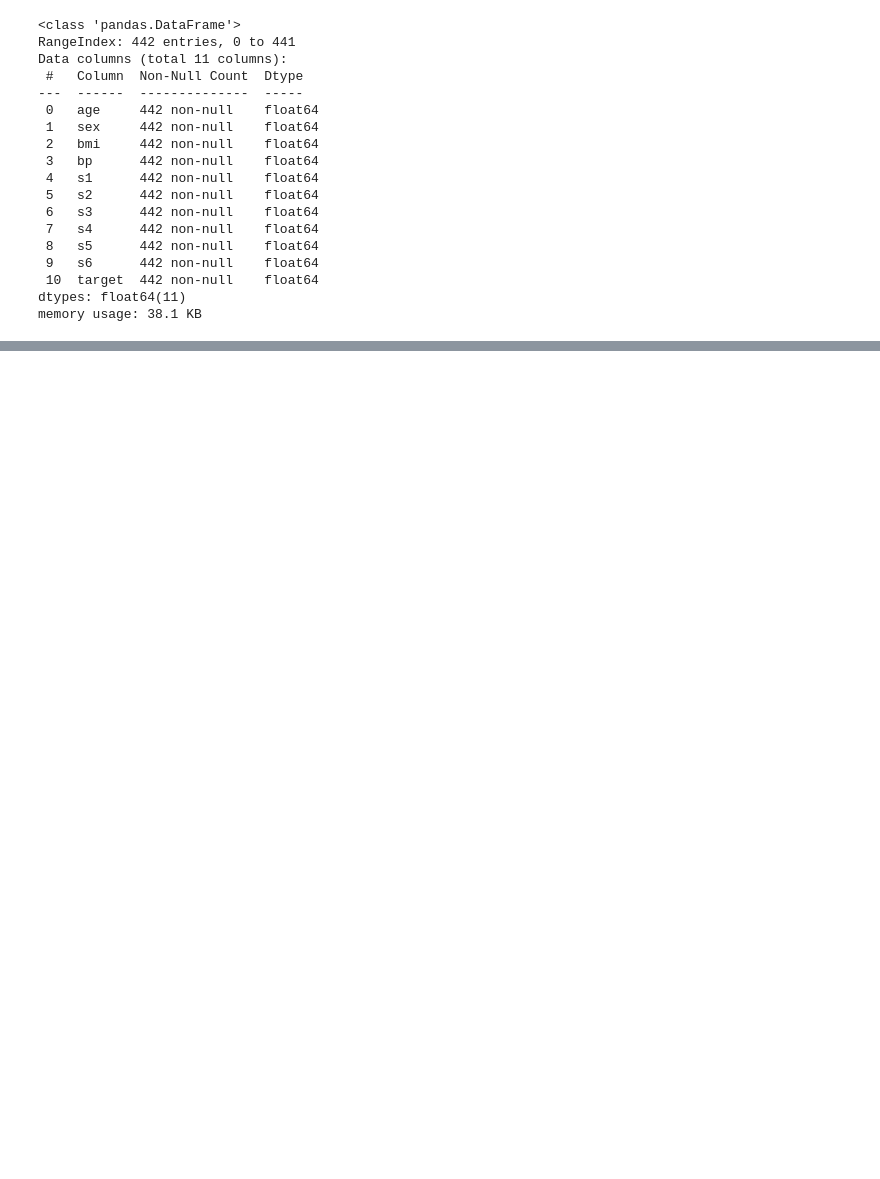
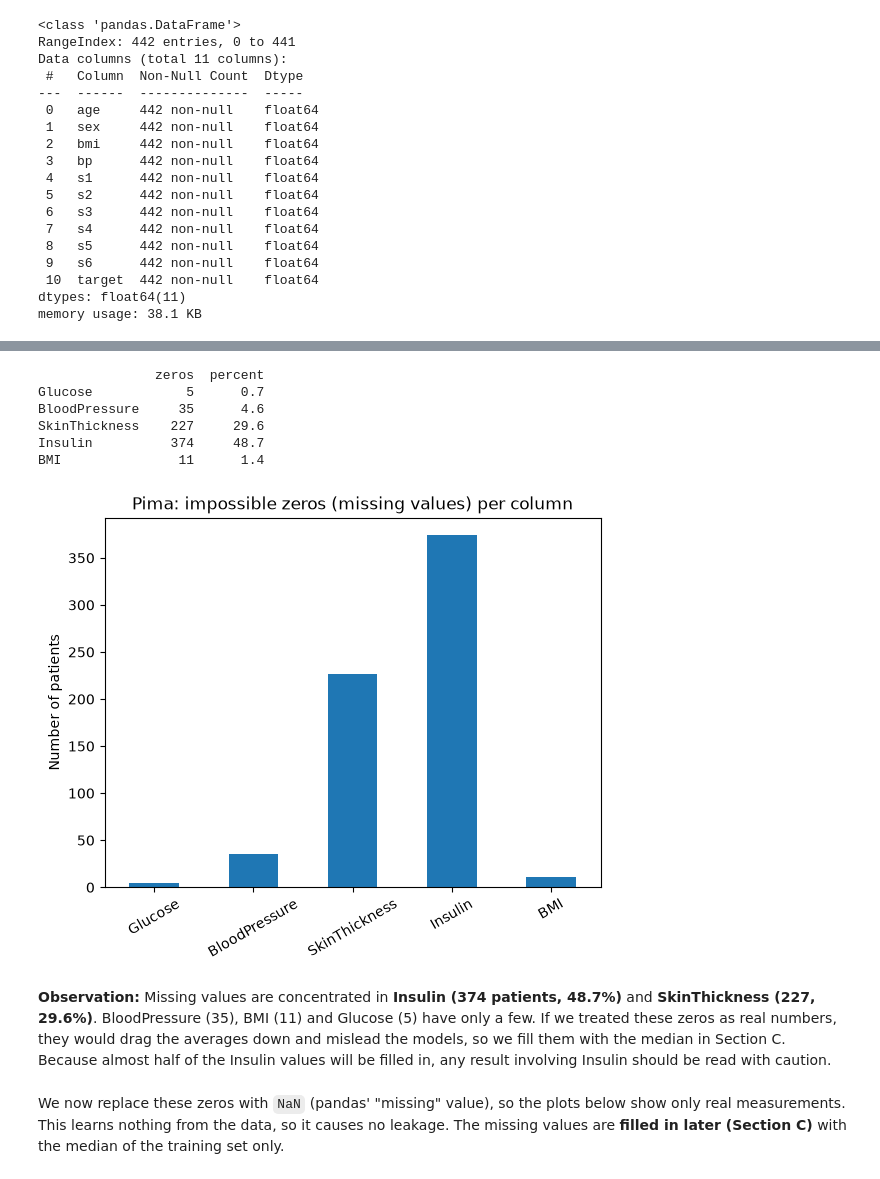
Before and after one commit to aggamsingh/diabetes-risk, a Jupyter notebook: diabetes_risk.ipynb, the cells around one changed output, grey strips where cells are left out. Cells and saved outputs as stored; diff of their text form; code cells hidden in the pictures; blank space fills up the shorter version.

```diff
--- a/diabetes_risk.ipynb
+++ b/diabetes_risk.ipynb
@@ -408,0 +231,26 @@ The `target` ranges from **25 to 346**, with a mean of 152.13 and a standard dev
+# %%
+zero_cols = ["Glucose", "BloodPressure", "SkinThickness", "Insulin", "BMI"]
+
+zero_counts = (pima[zero_cols] == 0).sum()
+zero_percent = (zero_counts / len(pima) * 100).round(1)
+print(pd.DataFrame({"zeros": zero_counts, "percent": zero_percent}))
+
+zero_counts.plot(kind="bar", color="tab:blue")
+plt.title("Pima: impossible zeros (missing values) per column")
+plt.ylabel("Number of patients")
+plt.xticks(rotation=30)
+plt.savefig("figures/fig01_pima_missing_zeros.png", dpi=150, bbox_inches="tight")
+plt.show()
+# %% [output]
+               zeros  percent
+Glucose            5      0.7
+BloodPressure     35      4.6
+SkinThickness    227     29.6
+Insulin          374     48.7
+BMI               11      1.4
+[figure, added]
+# %% [markdown]
+**Observation:** Missing values are concentrated in **Insulin (374 patients, 48.7%)** and **SkinThickness (227, 29.6%)**. BloodPressure (35), BMI (11) and Glucose (5) have only a few. If we treated these zeros as real numbers, they would drag the averages down and mislead the models, so we fill them with the median in Section C. Because almost half of the Insulin values will be filled in, any result involving Insulin should be read with caution.
+# %% [markdown]
+We now replace these zeros with `NaN` (pandas' "missing" value), so the plots below show only real measurements.
+This learns nothing from the data, so it causes no leakage. The missing values are **filled in later (Section C)** with the median of the training set only.
```
Also changed, not shown: parts of 72 cells of this notebook, 14 other files.
